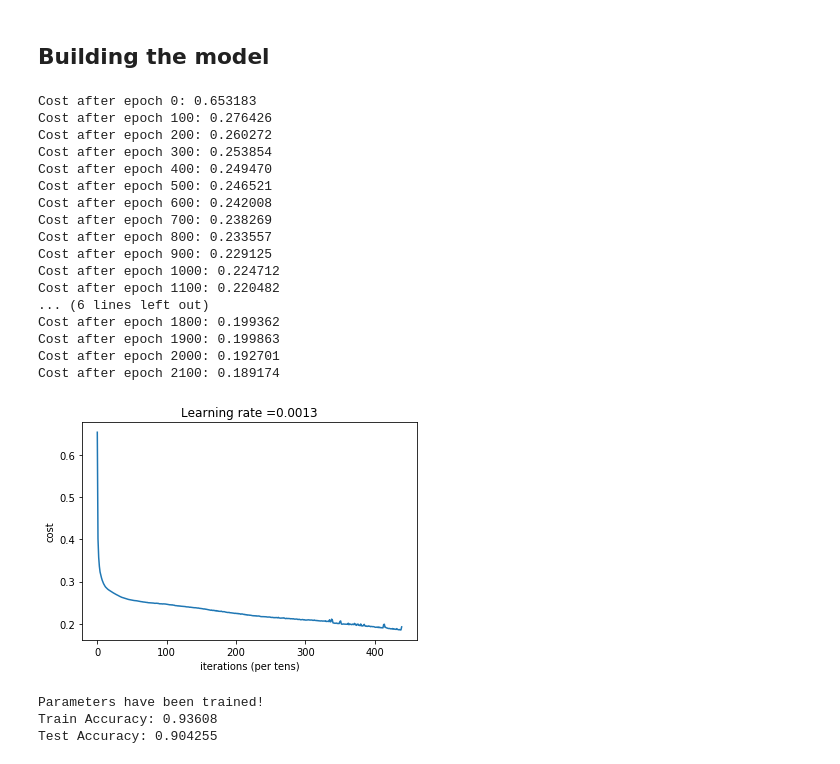
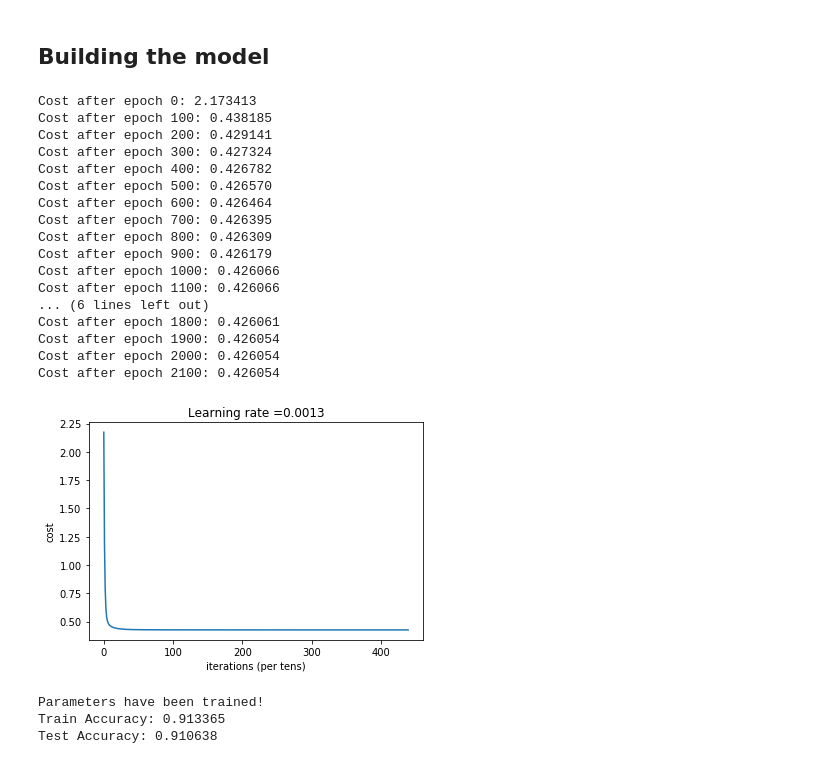
Before and after one commit to AIthenaCapital/AIthena, a Jupyter notebook: Demo1.3.ipynb, the cells around one changed output. Saved outputs shown, nothing was run; the diff lists cells and outputs as text; code cells hidden in the pictures.

```diff
--- a/Demo1.3.ipynb
+++ b/Demo1.3.ipynb
@@ -483,7 +483,7 @@ shape of the last mini_batch_Y: (5, 1, 37)
 ## Building the model
 # %%
 def model(trainX, trainY, testX, testY, learning_rate = 0.0013,
-          num_epochs = 2200, minibatch_size = 64, print_cost = True):
+          num_epochs = 2200, minibatch_size = 64, print_cost = True, beta = 0.1):
     """
     Implements a three-layer tensorflow neural network: LINEAR->RELU->LINEAR->RELU->LINEAR->SOFTMAX.
 
@@ -509,12 +509,25 @@ def model(trainX, trainY, testX, testY, learning_rate = 0.0013,
     # Initialize parameters
     parameters = initialize_parameters(n_x, n_h)
 
+    # Getting Weights for Regularization
+    W1 = parameters['W1']
+    W2 = parameters['W2']
+    W3 = parameters['W3']
+    W4 = parameters['W4']
+    W5 = parameters['W5']
+
     # Forward propagation: Build the forward propagation in the tensorflow graph
     Z = forward_propagation(X, parameters)
 
+    # Regularization Term For Cost Function
+    regularizers = tf.nn.l2_loss(W1) + tf.nn.l2_loss(W2) + tf.nn.l2_loss(W3) + tf.nn.l2_loss(W4) + tf.nn.l2_loss(W5)
 
     # Cost function: Add cost function to tensorflow graph
-    cost = compute_cost(Z,Y)
+    cost = compute_cost(Z,Y) + (beta * regularizers)
+
+#     # Cost function: Add cost function to tensorflow graph
+#     cost = compute_cost(Z,Y)
+#     print(parameters)
 
     # Backpropagation: Define the tensorflow optimizer. Use an AdamOptimizer.
     optimizer = tf.train.AdamOptimizer(learning_rate = learning_rate).minimize(cost)
@@ -574,26 +587,26 @@ def model(trainX, trainY, testX, testY, learning_rate = 0.0013,
         return parameters
 # %%
 # run the model
-parameters = model(trainX, trainY, testX,testY)
+parameters = model(trainX, trainY, testX,testY, beta = 0.05)
 # %% [output]
-Cost after epoch 0: 0.653183
-Cost after epoch 100: 0.276426
-Cost after epoch 200: 0.260272
-Cost after epoch 300: 0.253854
-Cost after epoch 400: 0.249470
-Cost after epoch 500: 0.246521
-Cost after epoch 600: 0.242008
-Cost after epoch 700: 0.238269
-Cost after epoch 800: 0.233557
-Cost after epoch 900: 0.229125
-Cost after epoch 1000: 0.224712
-Cost after epoch 1100: 0.220482
+Cost after epoch 0: 2.173413
+Cost after epoch 100: 0.438185
+Cost after epoch 200: 0.429141
+Cost after epoch 300: 0.427324
+Cost after epoch 400: 0.426782
+Cost after epoch 500: 0.426570
+Cost after epoch 600: 0.426464
+Cost after epoch 700: 0.426395
+Cost after epoch 800: 0.426309
+Cost after epoch 900: 0.426179
+Cost after epoch 1000: 0.426066
+Cost after epoch 1100: 0.426066
 ... (6 lines left out)
-Cost after epoch 1800: 0.199362
-Cost after epoch 1900: 0.199863
-Cost after epoch 2000: 0.192701
-Cost after epoch 2100: 0.189174
+Cost after epoch 1800: 0.426061
+Cost after epoch 1900: 0.426054
+Cost after epoch 2000: 0.426054
+Cost after epoch 2100: 0.426054
-[figure, old version]
+[figure, new version]
 Parameters have been trained!
-Train Accuracy: 0.93608
-Test Accuracy: 0.904255
+Train Accuracy: 0.913365
+Test Accuracy: 0.910638
```
Also changed, not shown: parts of 3 cells of this notebook.
